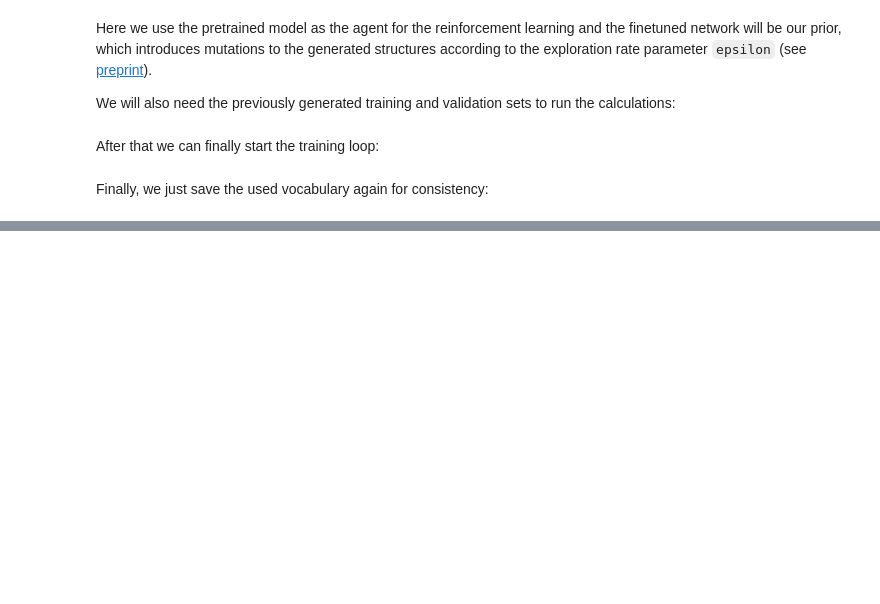
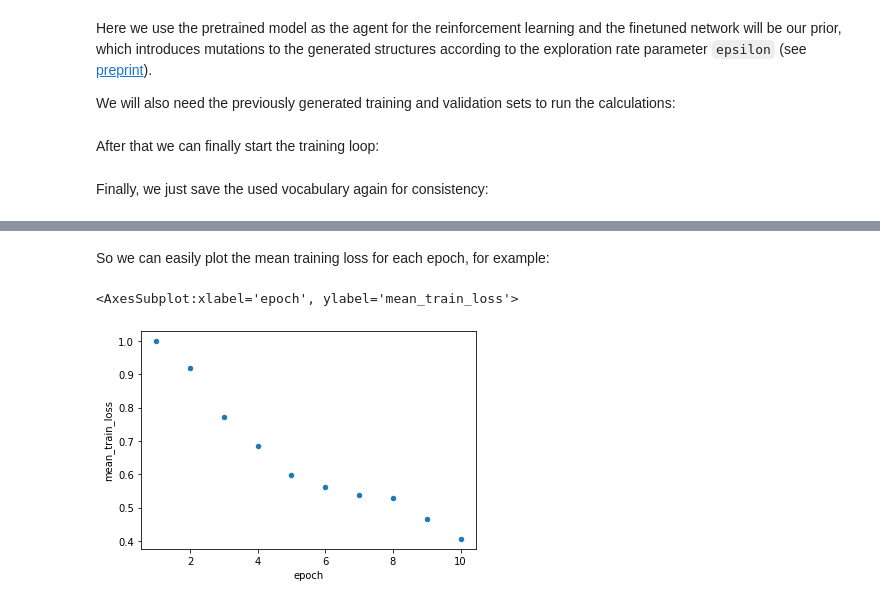
Before and after one commit to CDDLeiden/DrugEx, a Jupyter notebook: tutorial/rl_optimization.ipynb, the cells around one changed output, grey strips where cells are left out. Cells and saved outputs as stored; diff of their text form; code cells hidden in the pictures; blank space fills up the shorter version.

Commit message:
add new monitoring to the tutorial

```diff
--- a/tutorial/rl_optimization.ipynb
+++ b/tutorial/rl_optimization.ipynb
@@ -261,0 +264,3 @@ vocabulary.toFile('data/models/reinforced/graph/agent.vocab')
+# %%
+df_perf = monitor.asDataFrame()
+df_perf
@@ -261,0 +279,7 @@ vocabulary.toFile('data/models/reinforced/graph/agent.vocab')
+# %% [markdown]
+So we can easily plot the mean training loss for each epoch, for example:
+# %%
+df_perf.plot.scatter(x='epoch', y='mean_train_loss', style='b')
+# %% [output]
+<AxesSubplot:xlabel='epoch', ylabel='mean_train_loss'>
+[figure, added]
```
Also changed, not shown: parts of 9 cells of this notebook.
